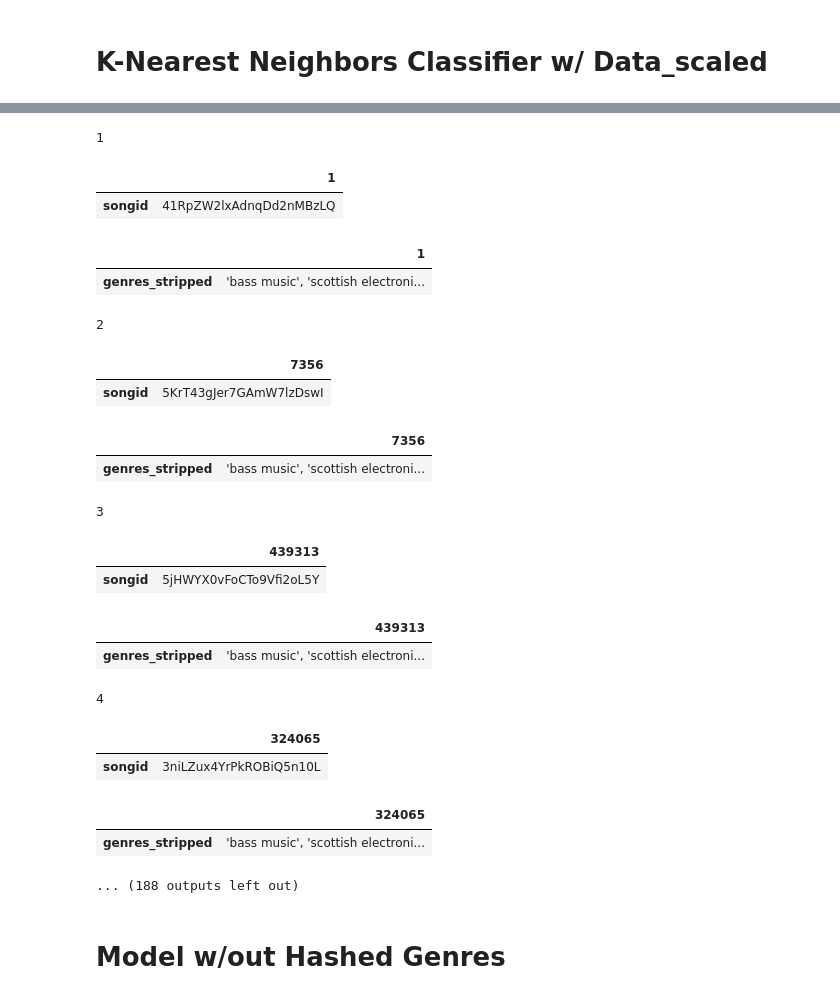
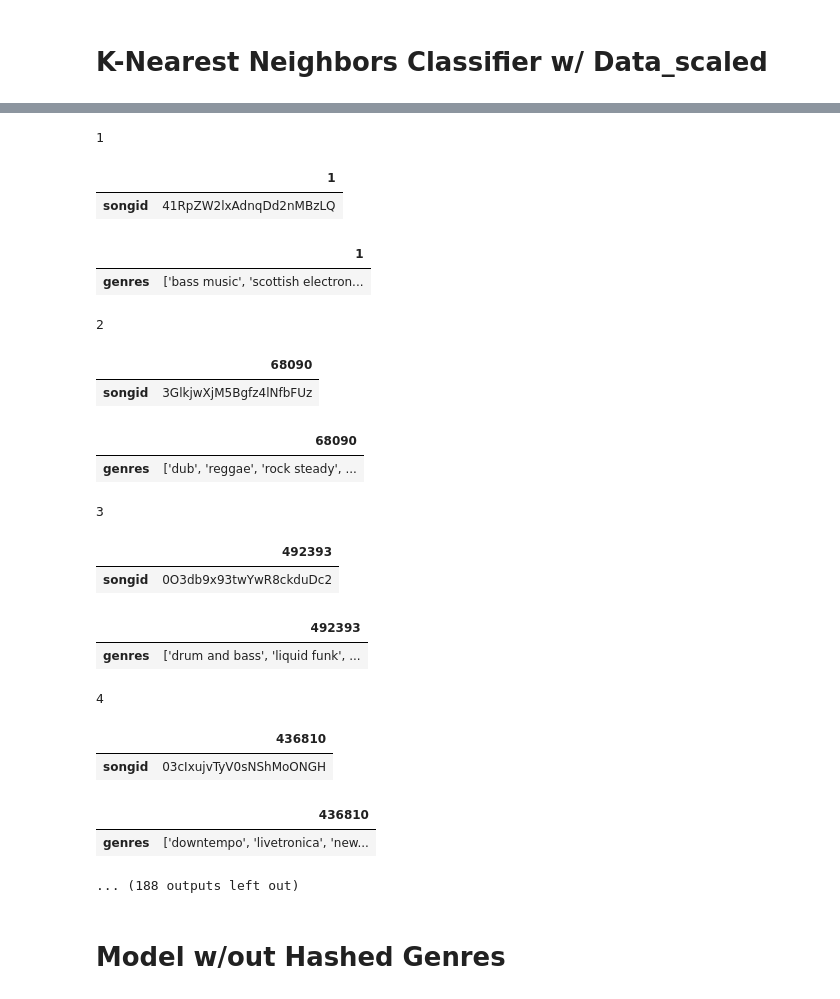
Before and after one commit to BloomTech-Labs/Music-Meteorologist-ds, a Jupyter notebook: model_notebooks/knn_model_v3_with_genre_filtering.ipynb, the cells around one changed output, grey strips where cells are left out. Cells and saved outputs as stored; diff of their text form; code cells hidden in the pictures.

```diff
--- a/model_notebooks/knn_model_v3_with_genre_filtering.ipynb
+++ b/model_notebooks/knn_model_v3_with_genre_filtering.ipynb
@@ -269,4 +224,4 @@ Name: 189355, Length: 70, dtype: object
 knn1 = NearestNeighbors(n_neighbors=100,algorithm='kd_tree',leaf_size=10, n_jobs=-1)
 
 # fitting model
-model_1 = knn1.fit(data_scaled)
+model_1 = knn1.fit(data_normalized)
@@ -275,6 +228,6 @@ ValueError: Input contains NaN, infinity or a value too large for dtype('float64
 # %%
 # running model to test output
-knn_results1 = knn1.kneighbors([data_for_model[1]])[1]
+knn_results1 = knn1.kneighbors([data_normalized[1]])[1]
 # %%
 knn_results1[0]
 # %% [output]
@@ -294 +247,3 @@ array([     1,   7356, 439313, 324065,  46615, 189867, 353040, 386550,
+# %%
+df = pickle.load(open("./data/song_list_v5_hashed.pkl", "rb"))
 # %%
@@ -308,30 +269,32 @@ pd.DataFrame(song_list.loc[1005][1:11])
+# %%
+pd.set_option('display.max_colwidth', -1)
 # %%
 counter = 0
 for result in knn_results1[0]:
     counter += 1
     print(counter)
-    display(pd.DataFrame(song_list.loc[result][10:11]),pd.DataFrame(song_list.loc[result][17:18]))
+    display(pd.DataFrame(df.loc[result][0:1]),pd.DataFrame(df.loc[result][17:18]))
 # %% [output]
 1
 |  | 1 |
 | songid | 41RpZW2lxAdnqDd2nMBzLQ |
 |  | 1 |
-| genres_stripped | 'bass music', 'scottish electroni... |
+| genres | ['bass music', 'scottish electron... |
 2
-|  | 7356 |
-| songid | 5KrT43gJer7GAmW7lzDswI |
+|  | 68090 |
+| songid | 3GlkjwXjM5Bgfz4lNfbFUz |
-|  | 7356 |
-| genres_stripped | 'bass music', 'scottish electroni... |
+|  | 68090 |
+| genres | ['dub', 'reggae', 'rock steady', ... |
 3
-|  | 439313 |
-| songid | 5jHWYX0vFoCTo9Vfi2oL5Y |
+|  | 492393 |
+| songid | 0O3db9x93twYwR8ckduDc2 |
-|  | 439313 |
-| genres_stripped | 'bass music', 'scottish electroni... |
+|  | 492393 |
+| genres | ['drum and bass', 'liquid funk', ... |
 4
-|  | 324065 |
-| songid | 3niLZux4YrPkROBiQ5n10L |
+|  | 436810 |
+| songid | 03cIxujvTyV0sNShMoONGH |
-|  | 324065 |
-| genres_stripped | 'bass music', 'scottish electroni... |
+|  | 436810 |
+| genres | ['downtempo', 'livetronica', 'new... |
 ... (188 outputs left out)
 # %% [markdown]
 # Model w/out Hashed Genres
```
Also changed, not shown: parts of 56 cells of this notebook, 1 other file.
